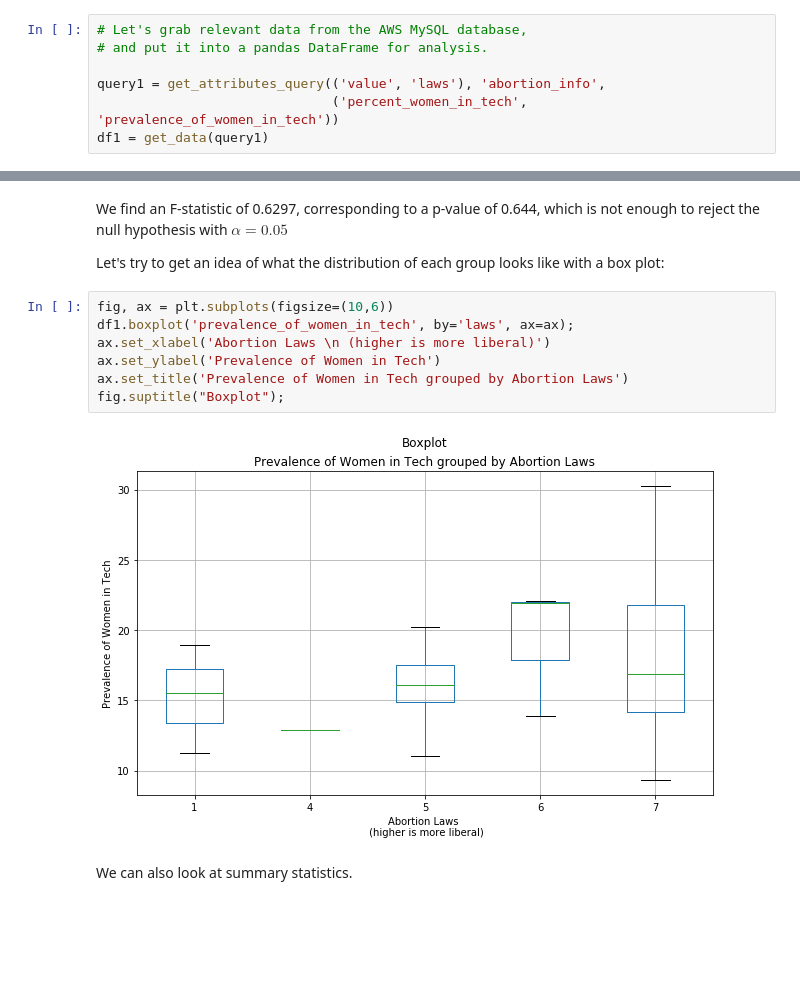
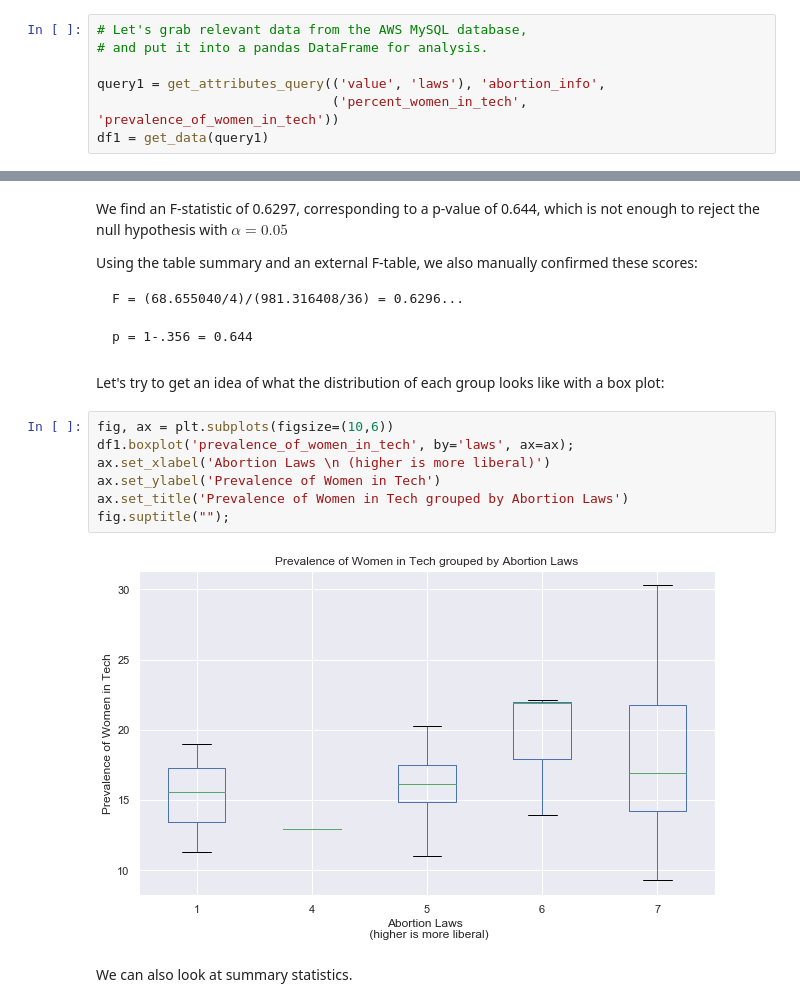
Before and after one commit to jmsmdy/gender-and-tech, a Jupyter notebook: Statistical Analysis.ipynb, the cells around one changed output, grey strips where cells are left out. Saved outputs shown, nothing was run; the diff lists cells and outputs as text; blank space fills up the shorter version.

```diff
--- a/Statistical Analysis.ipynb
+++ b/Statistical Analysis.ipynb
@@ -79,16 +69,22 @@ Warnings:
 # %% [markdown]
 We find an F-statistic of 0.6297, corresponding to a p-value of 0.644, which is not enough to reject the null hypothesis with $\alpha = 0.05$
 
-Let's try to get an idea of what the distribution of each group looks like with a box plot:
+Using the table summary and an external F-table, we also manually confirmed these scores:
+
+    F = (68.655040/4)/(981.316408/36) = 0.6296...
+
+    p = 1-.356 = 0.644
+# %% [markdown]
+Let's try to get an idea of what the distribution of each group looks like with a box plot:
 # %%
 fig, ax = plt.subplots(figsize=(10,6))
 df1.boxplot('prevalence_of_women_in_tech', by='laws', ax=ax);
 ax.set_xlabel('Abortion Laws \n (higher is more liberal)')
 ax.set_ylabel('Prevalence of Women in Tech')
 ax.set_title('Prevalence of Women in Tech grouped by Abortion Laws')
-fig.suptitle("Boxplot");
+fig.suptitle("");
 # %% [output]
-[figure, old version]
+[figure, new version]
 # %% [markdown]
 We can also look at summary statistics.
 # %%
```
Also changed, not shown: parts of 57 cells of this notebook, 3 other files.
